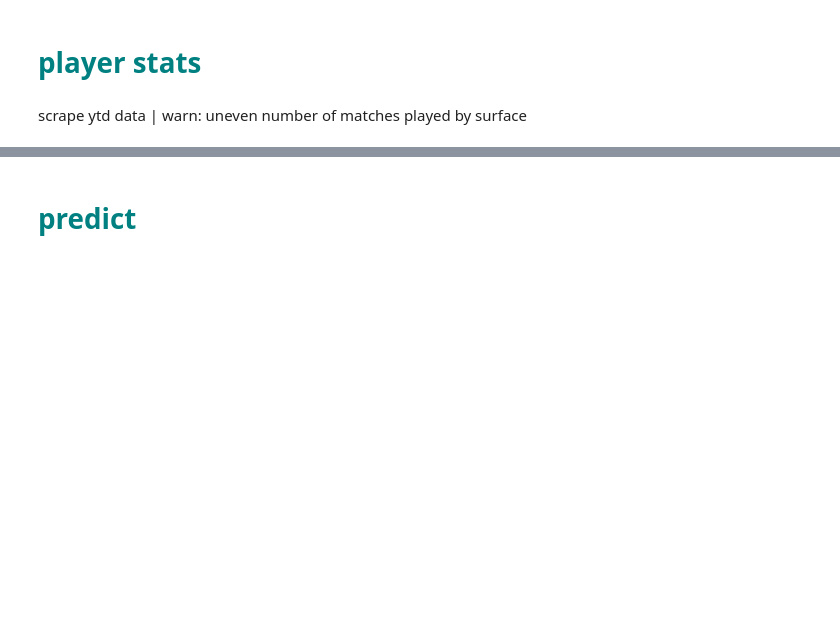
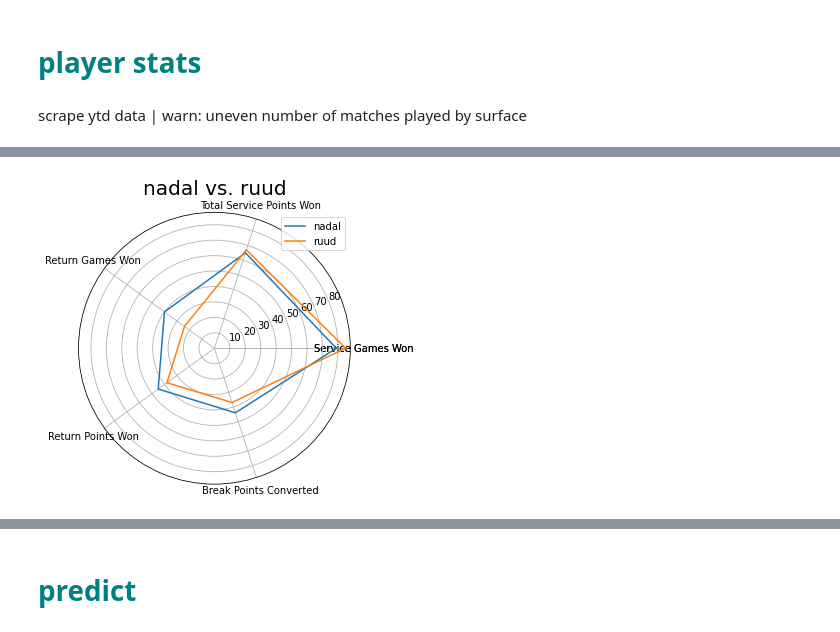
Before and after one commit to sandsmichael/bet, a Jupyter notebook: tennis.ipynb, the cells around one changed output, grey strips where cells are left out. Cells and saved outputs as stored; diff of their text form; code cells hidden in the pictures; blank space fills up the shorter version.

```diff
--- a/tennis.ipynb
+++ b/tennis.ipynb
@@ -75,0 +18,12 @@ m.build_activity_frame()
+# %%
+sr = m.build_serve_return_frame()
+# %%
+sr_fmt = sr.copy()
+for c in sr_fmt.columns:
+    for i in range(len(sr_fmt[c])):
+        if '%' in sr_fmt[c].iloc[i]:
+            sr_fmt[c].iloc[i] = int(str(sr_fmt[c].iloc[i]).replace('%',''))/100
+    sr_fmt[c] = pd.to_numeric(sr_fmt[c])
+    sr_fmt[c] = sr_fmt[c][~(sr_fmt[c] > 1)]
+sr_fmt.dropna(inplace=True, axis=0)
+sr_fmt.style.bar( color='lightyellow', axis=0)
@@ -75,0 +49,24 @@ m.build_activity_frame()
+# %%
+feats = ['Service Games Won','Total Service Points Won', 'Return Games Won', 'Return Points Won', 'Break Points Converted']
+_sr = sr.copy()
+for c in _sr.columns:
+    _sr[c] = [int(str(x).replace('%','')) for x in _sr[c]]
+
+p1 = _sr.transpose()[feats].iloc[0].values.tolist()
+p2 = _sr.transpose()[feats].iloc[1].values.tolist()
+p1 = [*p1, p1[0]]
+p2 = [*p2, p2[0]]
+feats = [*feats, feats[0]]
+
+label_loc = np.linspace(start=0, stop=2 * np.pi, num=len(p1))
+
+plt.figure(figsize=(8, 5))
+plt.subplot(polar=True)
+plt.plot(label_loc, p1, label=m.p1_lname)
+plt.plot(label_loc, p2, label=m.p2_lname)
+plt.title(f'{m.p1_lname} vs. {m.p2_lname}', size=20)
+lines, labels = plt.thetagrids(np.degrees(label_loc), labels=feats)
+plt.legend()
+plt.show()
+# %% [output]
+[figure, added]
```
Also changed, not shown: parts of 18 cells of this notebook, 4 other files.
